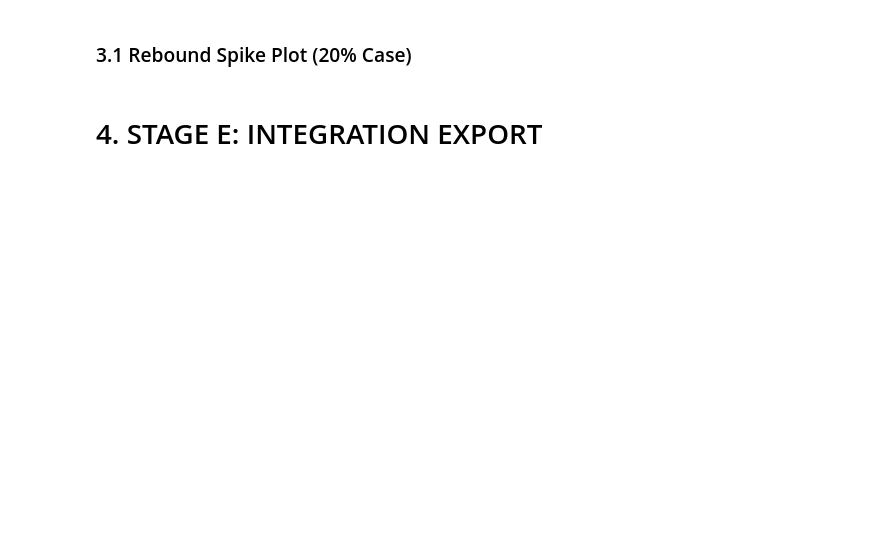
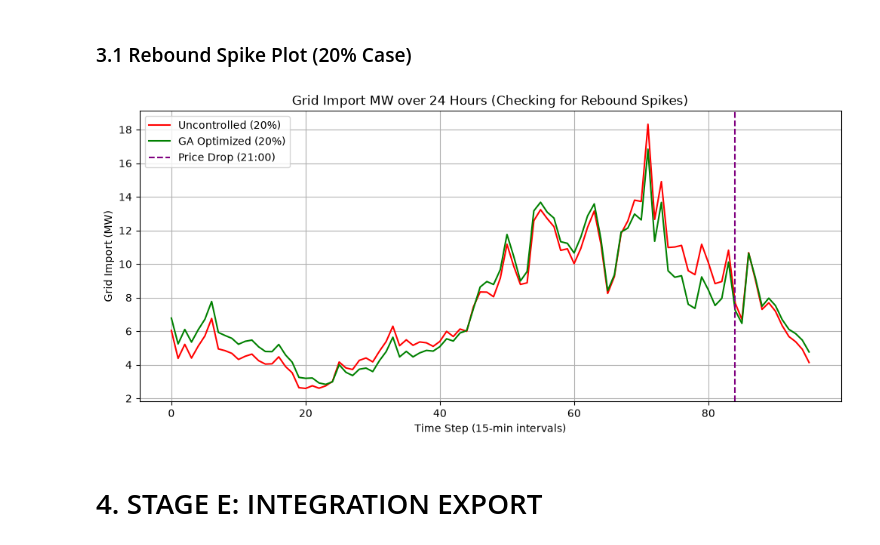
Before and after one commit to Jayanth-0407/edge-ai-smart-grid, a Jupyter notebook: digital_twin/ev_ga_optimizer.ipynb, the cells around one changed output. Cells and saved outputs as stored; diff of their text form; code cells hidden in the pictures; blank space fills up the shorter version.

```diff
--- a/digital_twin/ev_ga_optimizer.ipynb
+++ b/digital_twin/ev_ga_optimizer.ipynb
@@ -109,13 +124,17 @@ if not ev_df.empty:
 ### 1.4 AC Power Flow Engine
 Evaluates power flow and records unique violating assets.
 # %%
-def run_ac_power_flow(net, active_evs_df, load_abs, renew_abs, steps_to_run):
+def run_ac_power_flow(
+    net, active_evs_df, load_abs, load_q_abs, renew_abs, steps_to_run
+):
     results = []
     orig_load_p = net.load['p_mw'].copy()
+    orig_load_q = net.load['q_mvar'].copy()  # Preserve original reactive demand
     orig_sgen_p = net.sgen['p_mw'].copy()
 
     for step in steps_to_run:
         net.load['p_mw'] = load_abs.iloc[step].to_numpy()
+        net.load['q_mvar'] = load_q_abs.iloc[step].to_numpy()  # Apply matching Q profile
         net.sgen['p_mw'] = renew_abs.iloc[step].to_numpy()
 
         if active_evs_df is not None and not active_evs_df.empty:
@@ -156,6 +175,7 @@ def run_ac_power_flow(net, active_evs_df, load_abs, renew_abs, steps_to_run):
         })
 
     net.load['p_mw'] = orig_load_p
+    net.load['q_mvar'] = orig_load_q # Restore original reactive demand
     net.sgen['p_mw'] = orig_sgen_p
     return pd.DataFrame(results)
 # %% [markdown]
@@ -209,13 +229,22 @@ def run_ga(active_evs, print_convergence=False):
                 for s in range(ev['needed_full']):
                     step = (start + s) % STEPS_PER_DAY
                     agg_load[step] += ev['power_mw']
-                    cost += ev['power_mw'] * price_forecast[step]
+
+                    energy_kwh = ev['power_mw'] * 1000.0 * 0.25  # MW → kW × 15 minutes
+                    cost += energy_kwh * price_forecast[step]
+
                     sub_peaks[sub][step] += ev['power_mw']
+
                 if ev['needed_partial'] > 0:
                     step = (start + ev['needed_full']) % STEPS_PER_DAY
-                    agg_load[step] += (ev['needed_partial'] / 1000.0)
-                    cost += (ev['needed_partial'] / 1000.0) * price_forecast[step]
-                    sub_peaks[sub][step] += (ev['needed_partial'] / 1000.0)
+
+                    partial_mw = ev['needed_partial'] / 1000.0  # Convert partial charging kW to MW
+                    agg_load[step] += partial_mw  # Add partial EV power to system demand
+
+                    energy_kwh = ev['needed_partial'] * 0.25  # 15-minute slot = 0.25 hours
+                    cost += energy_kwh * price_forecast[step]  # Cost = kWh × price/kWh
+
+                    sub_peaks[sub][step] += partial_mw  # Add charging to local subnet demand
 
             local_penalty = sum(np.max(arr) for arr in sub_peaks.values())
             fitness[i] = np.max(agg_load) * WEIGHT_PEAK + cost * WEIGHT_COST + local_penalty * WEIGHT_SUBNET
@@ -400,20 +458,31 @@ if RUN_HOSTING_CAPACITY and not ev_df.empty:
 # %%
 if RUN_HOSTING_CAPACITY and not ev_df.empty:
     active_evs_20 = generate_active_evs(0.20)
     best_active_evs_20 = run_ga(active_evs_20)
-    res_u_96 = run_ac_power_flow(net, active_evs_20, load_abs, renew_abs, list(range(96)))
-    res_ga_96 = run_ac_power_flow(net, best_active_evs_20, load_abs, renew_abs, list(range(96)))
+    res_u_96 = run_ac_power_flow(
+        net, active_evs_20,
+        load_abs, load_q_abs,
+        renew_abs, list(range(96))
+    )
+
+    res_ga_96 = run_ac_power_flow(
+        net, best_active_evs_20,
+        load_abs, load_q_abs,
+        renew_abs, list(range(96))
+    )
 
     plt.figure(figsize=(12, 5))
     plt.plot(res_u_96['step'], res_u_96['ext_grid_mw'], label='Uncontrolled (20%)', color='red')
     plt.plot(res_ga_96['step'], res_ga_96['ext_grid_mw'], label='GA Optimized (20%)', color='green')
     plt.axvline(84, color='purple', linestyle='--', label='Price Drop (21:00)')
     plt.title('Grid Import MW over 24 Hours (Checking for Rebound Spikes)')
     plt.xlabel('Time Step (15-min intervals)')
     plt.ylabel('Grid Import (MW)')
     plt.legend()
     plt.grid(True)
     plt.show()
+# %% [output]
+[figure, added]
 # %% [markdown]
 # 4. STAGE E: INTEGRATION EXPORT
 # %%
```
Also changed, not shown: parts of 5 cells of this notebook, 5 other files.
